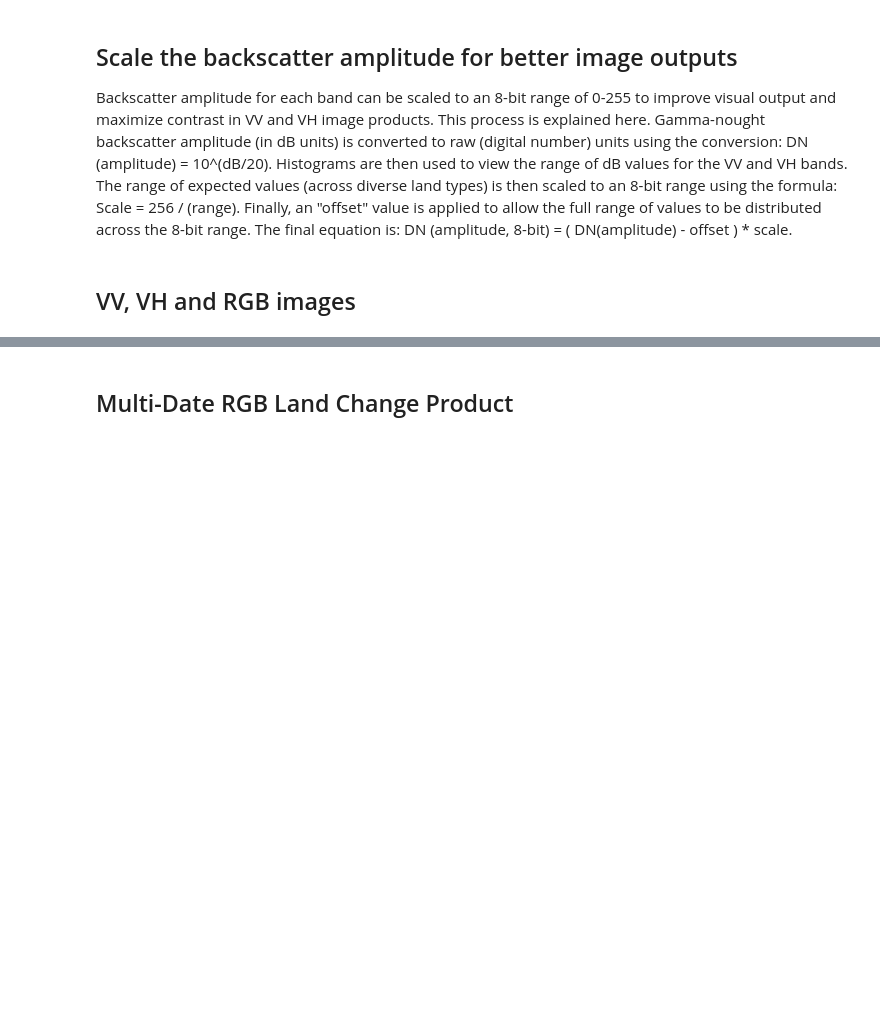
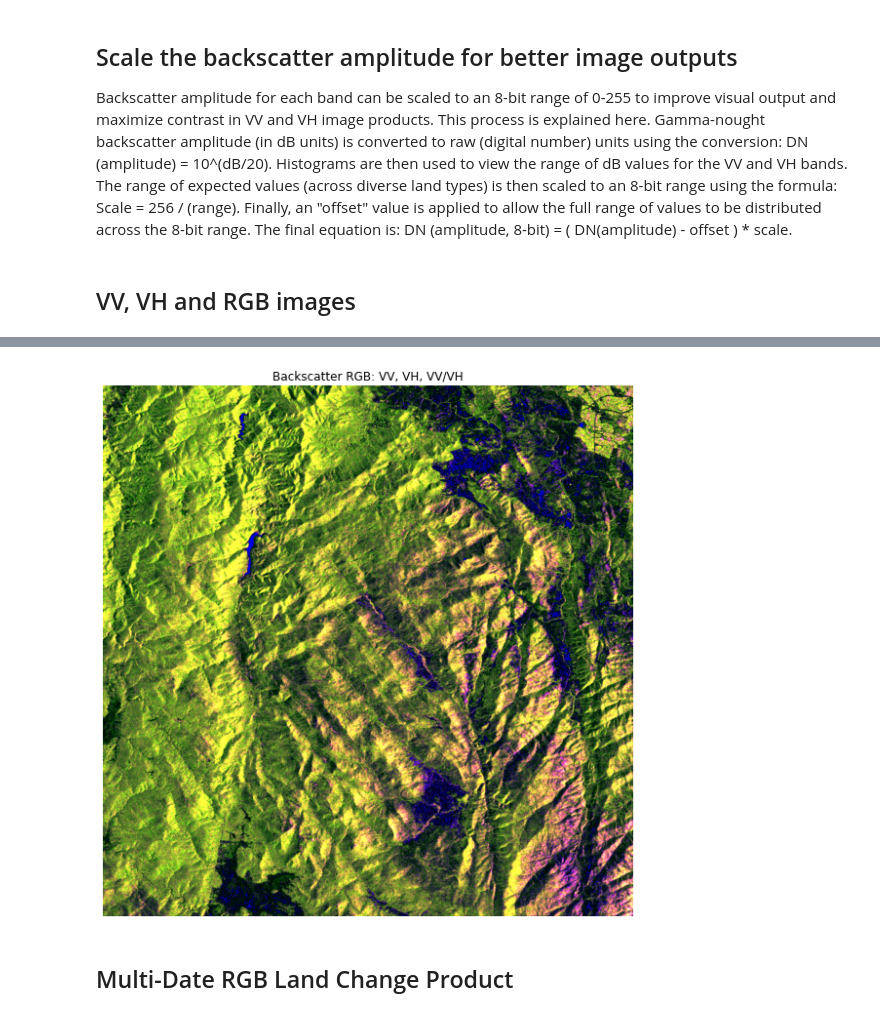
Before and after one commit to datacubechile/cal-notebooks, a Jupyter notebook: examples/EAIL_S1_Land_Change.ipynb, the cells around one changed output, grey strips where cells are left out. Cells and saved outputs as stored; diff of their text form; code cells hidden in the pictures; blank space fills up the shorter version.

```diff
--- a/examples/EAIL_S1_Land_Change.ipynb
+++ b/examples/EAIL_S1_Land_Change.ipynb
@@ -195,14 +190,16 @@ plt.show()
 # %%
 # RGB Plot of Backscatter Intensity (RGB= VV, VH, VV/VH)
 # High backscatter (both bands) due to vegetation and foliage will appear as YELLOW (mix of red and green)
 # New vegetation and urban areas are MAGENTA in color (due to high overall scattering and higher VV compared to VH)
 # Low vegetation areas are BLUE (due to low overall scattering and higher VV compared to VH)
 # Water is BLACK (low backscatter in both bands with similar VV and VH)
 
-rgb(sar_dataset.isel(time=acq_ind_to_show),bands=['vv_amp','vh_amp','vvvh_amp'], size=10, robust=True)
+rgb(sar_dataset.isel(time=acq_ind_to_show),bands=['vv_amp','vh_amp','vvvh_amp'], width=10)
 plt.title('Backscatter RGB: VV, VH, VV/VH')
 plt.axis('off')
 plt.show()
+# %% [output]
+[figure, added]
 # %% [markdown]
 ## Multi-Date RGB Land Change Product
 # %%
```
Also changed, not shown: parts of 19 cells of this notebook, 4 other files.
